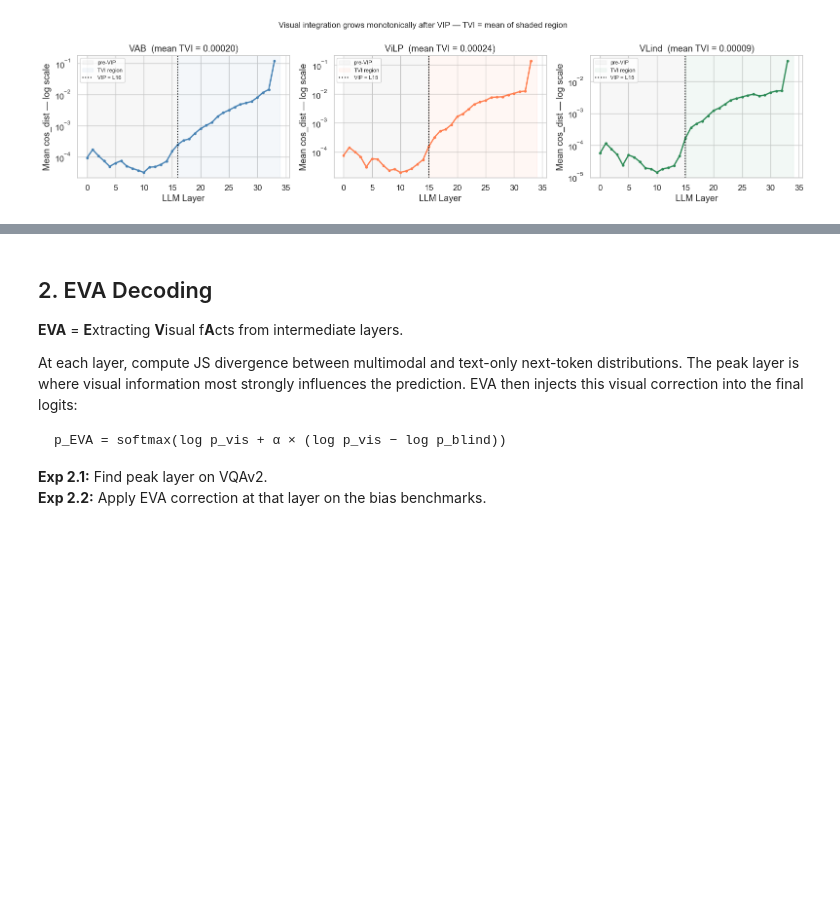
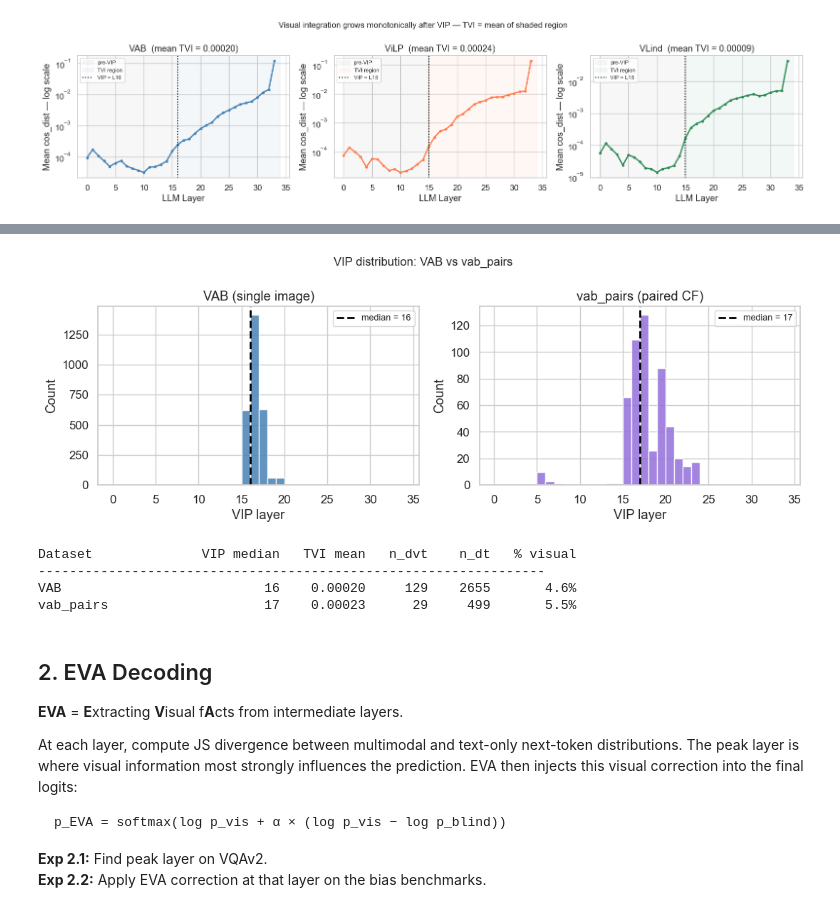
Before and after one commit to fabianandresgrob/vlm-mechanistic-analysis, a Jupyter notebook: analysis/results_overview.ipynb, the cells around one changed output, grey strips where cells are left out. Saved outputs shown, nothing was run; the diff lists cells and outputs as text; code cells hidden in the pictures; blank space fills up the shorter version.

```diff
--- a/analysis/results_overview.ipynb
+++ b/analysis/results_overview.ipynb
@@ -183,3 +251,43 @@ else:
+# %%
+# VIP comparison: VAB (no pairs) vs vab_pairs
+fig, axes = plt.subplots(1, 2, figsize=(11, 4))
+
+for ax, (ds, label, color) in zip(axes, [
+    ('vlms_are_biased', 'VAB (single image)', COLORS['vlms_are_biased']),
+    ('vab_pairs',       'vab_pairs (paired CF)', 'mediumpurple'),
+]):
+    if ds == 'vab_pairs':
+        vips = vp_tvi['vip']
+        med  = int(np.median(vips))
+    else:
+        vips = coe_tvi[ds]['vip']
+        med  = int(np.median(vips))
+    ax.hist(vips, bins=range(0, 35), color=color, edgecolor='white', alpha=0.85)
+    ax.axvline(med, color='black', lw=2, linestyle='--', label=f'median = {med}')
+    ax.set_title(label); ax.set_xlabel('VIP layer'); ax.set_ylabel('Count')
+    ax.legend(fontsize=9)
+
+plt.suptitle('VIP distribution: VAB vs vab_pairs', fontsize=12)
+plt.tight_layout()
+plt.show()
+
+# D_VT / D_T comparison table
+print(f"{'Dataset':<20} {'VIP median':>10} {'TVI mean':>10} {'n_dvt':>7} {'n_dt':>7} {'% visual':>10}")
+print('-' * 65)
+for ds, label in [('vlms_are_biased', 'VAB'), ('vab_pairs', 'vab_pairs')]:
+    if ds == 'vab_pairs':
+        s = vp_summary
+    else:
+        s = coe_summaries[ds]
+    pct = 100 * s['n_dvt'] / (s['n_dvt'] + s['n_dt']) if (s['n_dvt'] + s['n_dt']) > 0 else 0
+    print(f"{label:<20} {s['vip_median']:>10} {s['mean']:>10.5f} "
+          f"{s['n_dvt']:>7} {s['n_dt']:>7} {pct:>9.1f}%")
+# %% [output]
+[figure, added]
+Dataset              VIP median   TVI mean   n_dvt    n_dt   % visual
+-----------------------------------------------------------------
+VAB                          16    0.00020     129    2655       4.6%
+vab_pairs                    17    0.00023      29     499       5.5%
 # %% [markdown]
 ## 2. EVA Decoding
 
```
Also changed, not shown: parts of 17 cells of this notebook, 1 other file.
